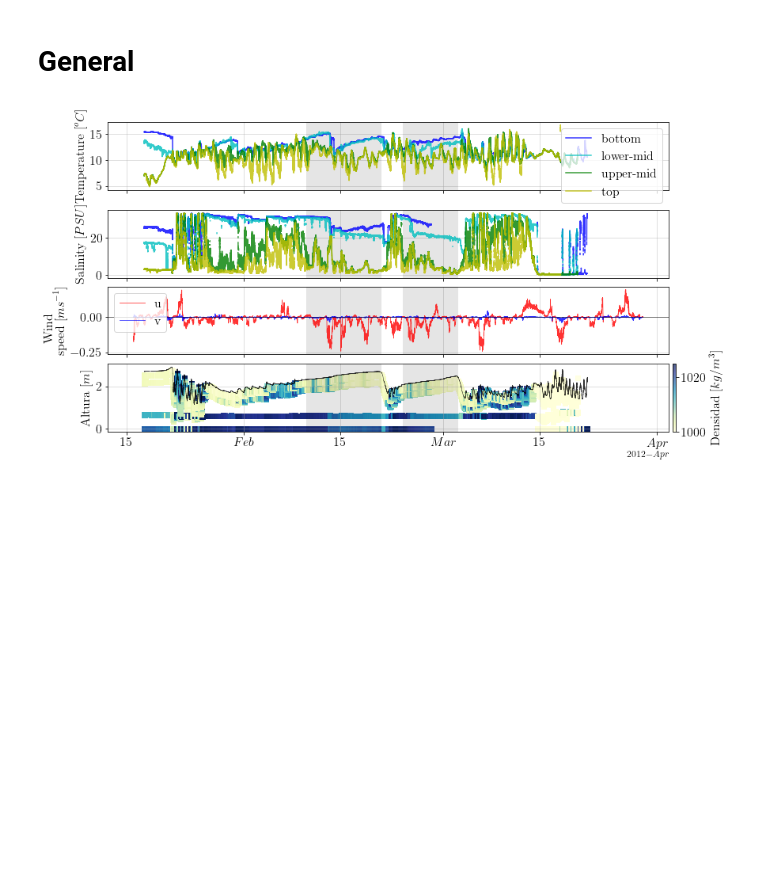
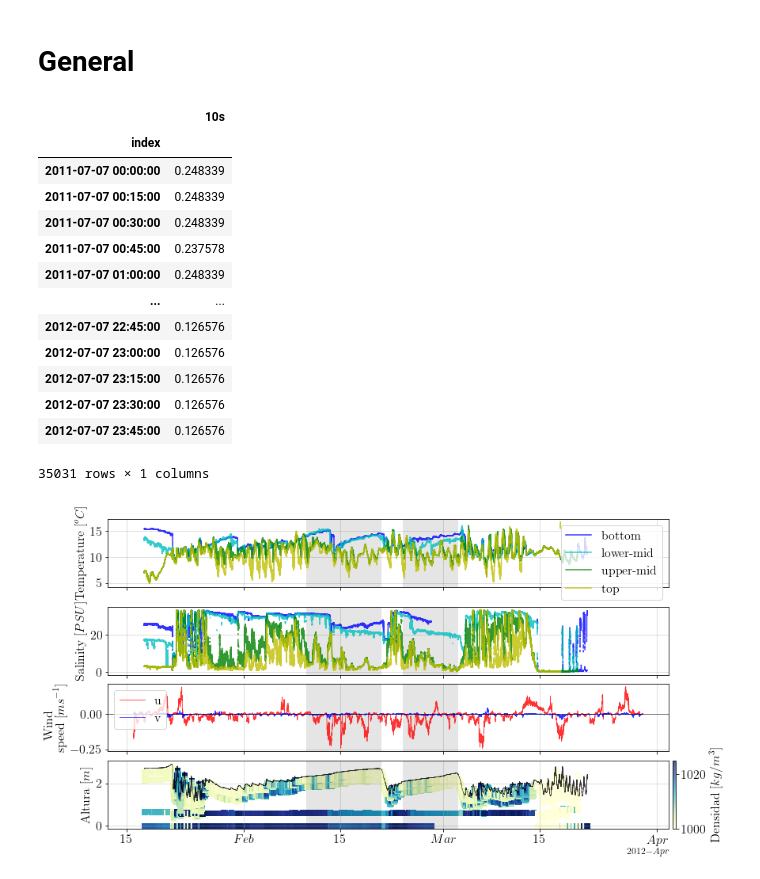
Before and after one commit to Dhannai/Thesis, a Jupyter notebook: febmar/CTD_nuevo.ipynb, the cells around one changed output. Drawn from its saved outputs; the diff is of its cells as text; code cells hidden in the pictures; blank space fills up the shorter version.

```diff
--- a/febmar/CTD_nuevo.ipynb
+++ b/febmar/CTD_nuevo.ipynb
@@ -308,6 +308,23 @@ wdf = dfw.loc[datetime(2012,1,16):datetime(2012,3,30)]
 wdf = dfw.loc[datetime(2012,1,16):datetime(2012,3,30)]
 # %% [markdown]
 # General
+# %%
+Q/35.3147
+# %% [output]
+|  | 10s |
+| index |  |
+| 2011-07-07 00:00:00 | 0.248339 |
+| 2011-07-07 00:15:00 | 0.248339 |
+| 2011-07-07 00:30:00 | 0.248339 |
+| 2011-07-07 00:45:00 | 0.237578 |
+| 2011-07-07 01:00:00 | 0.248339 |
+| ... | ... |
+| 2012-07-07 22:45:00 | 0.126576 |
+| 2012-07-07 23:00:00 | 0.126576 |
+| 2012-07-07 23:15:00 | 0.126576 |
+| 2012-07-07 23:30:00 | 0.126576 |
+| 2012-07-07 23:45:00 | 0.126576 |
+35031 rows × 1 columns
 # %%
 q = Q.loc[datetime(2012,2,11):datetime(2012,3,3)]
 # %%
```
Also changed, not shown: parts of 1 cell of this notebook, 2 other files.
